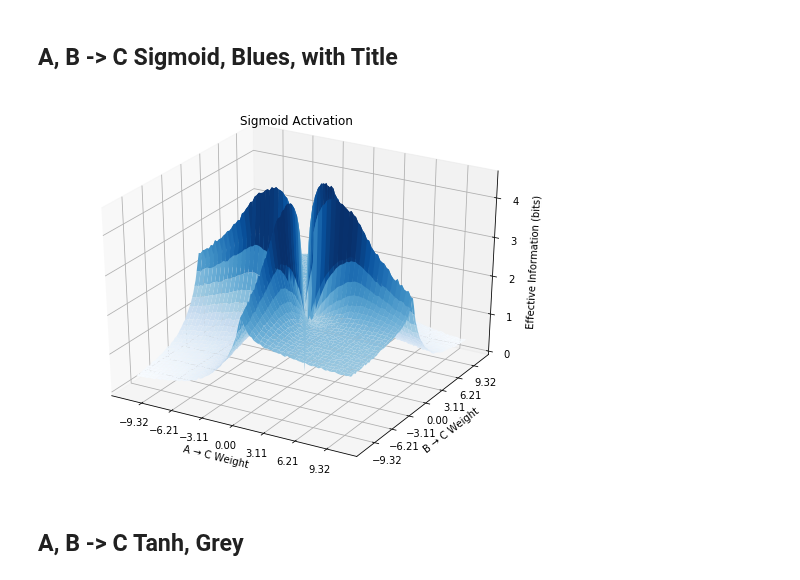
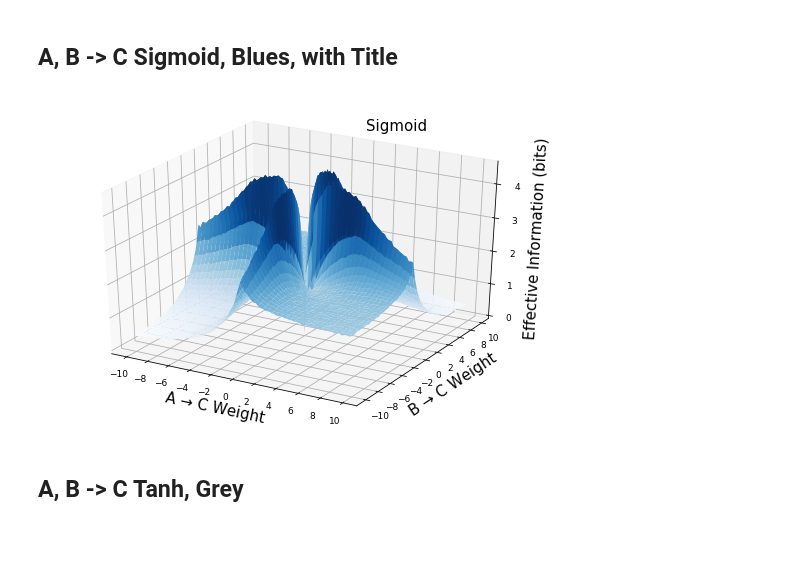
Before and after one commit to ejmichaud/ai-experiments, a Jupyter notebook: effective-information/dev/sigmoid-and-tanh-activations.ipynb, the cells around one changed output. Drawn from its saved outputs; the diff is of its cells as text; code cells hidden in the pictures; blank space fills up the shorter version.

Commit message:
updated figures to hoel's specs

```diff
--- a/effective-information/dev/sigmoid-and-tanh-activations.ipynb
+++ b/effective-information/dev/sigmoid-and-tanh-activations.ipynb
@@ -300,43 +300,44 @@ plt.savefig("figures/sigmoid-2d-gray", dpi=300)
 tiny_network = nn.Linear(2, 1, bias=False).to(device)
 top = topology_of(tiny_network, input=torch.zeros(1, 2).to(device))
 
 bins = 64
 evalPoints = 100 # originally 50... total = evalPoints * evalPoints
-lbound, ubound = -np.e * 4.0, np.e * 4.0
+lbound, ubound = -10.0, 10.0
 stepSize = (ubound - lbound) / evalPoints
 
-fig = plt.figure(figsize=(9, 7))
+fig = plt.figure(figsize=(9, 6))
 ax = fig.gca(projection='3d')
 x = y = np.arange(lbound, ubound, stepSize)
 X, Y = np.meshgrid(x, y)
 rX,rY = np.ravel(X), np.ravel(Y)
 
 eis = []
 for i in range(evalPoints * evalPoints):
     wA, wB = rX[i], rY[i]
     weights = torch.tensor([[wA, wB]]).to(device)
     tiny_network.weight.data = weights
     EI = EI_of_layer(tiny_network, top, samples=10000, batch_size=1000, bins=bins,
                      in_range=(0, 1), out_range=(0, 1), activation=nn.Sigmoid(), device=device)
     eis.append(EI)
 
 zs = np.array(eis)
 Z = zs.reshape(X.shape)
 
 ax.plot_surface(X, Y, Z, cmap=plt.cm.Blues)
 
 size = ubound - lbound
-ax.xaxis.set_major_locator(matplotlib.ticker.MultipleLocator(size / 7))
-ax.yaxis.set_major_locator(matplotlib.ticker.MultipleLocator(size / 7))
+ax.xaxis.set_major_locator(matplotlib.ticker.MultipleLocator(2.0))
+ax.yaxis.set_major_locator(matplotlib.ticker.MultipleLocator(2.0))
+ax.tick_params(axis='both',which='major',labelsize=9)
 
-ax.set_title("Sigmoid Activation")
-ax.set_xlabel('A → C Weight')
-ax.set_ylabel('B → C Weight')
-ax.set_zlabel('Effective Information (bits)')
+ax.set_title("Sigmoid", fontsize=15, x=0.7, y=0.965)
+ax.set_xlabel('A → C Weight', fontsize=15)
+ax.set_ylabel('B → C Weight', fontsize=15)
+ax.set_zlabel('Effective Information (bits)', fontsize=15)
 
-plt.savefig("figures/sigmoid-2d-blue", dpi=300)
+plt.savefig("figures/sigmoid-2d-blue", dpi=300, bbox_inches='tight')
 # %% [output]
-[figure, old version]
+[figure, new version]
 # %% [markdown]
 ## A, B -> C Tanh, Grey
 # %%
```
Also changed, not shown: parts of 4 cells of this notebook, 4 other files.
